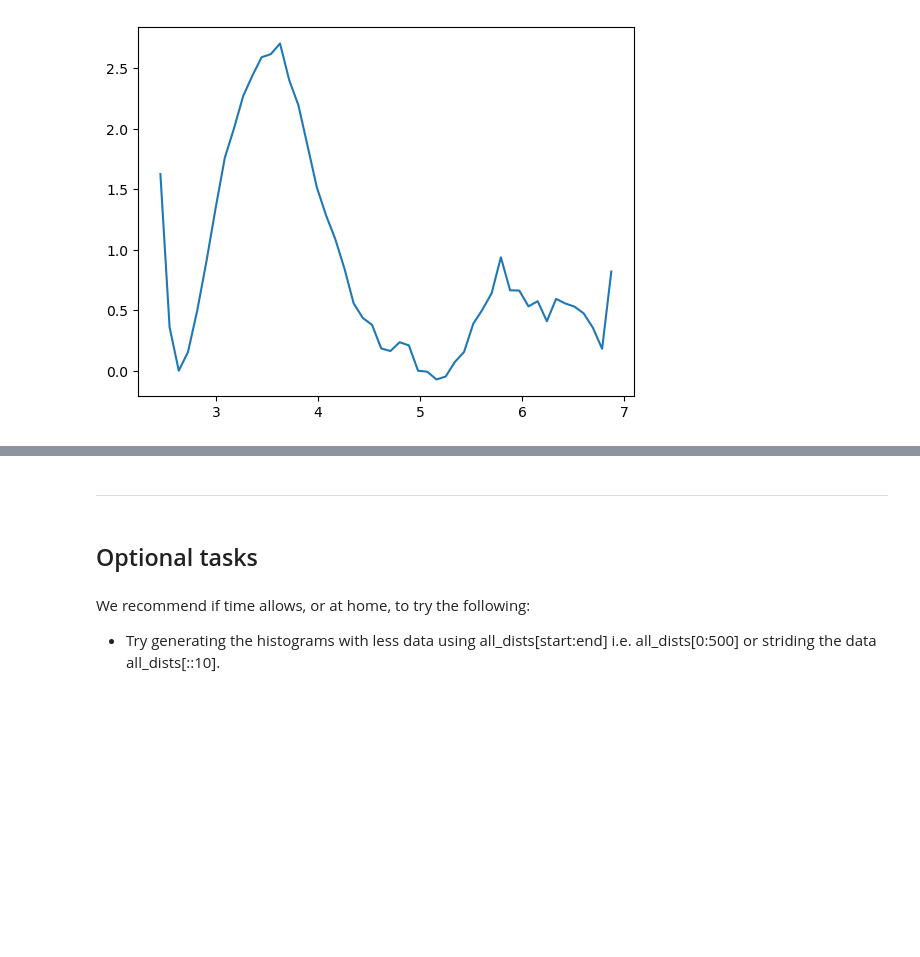
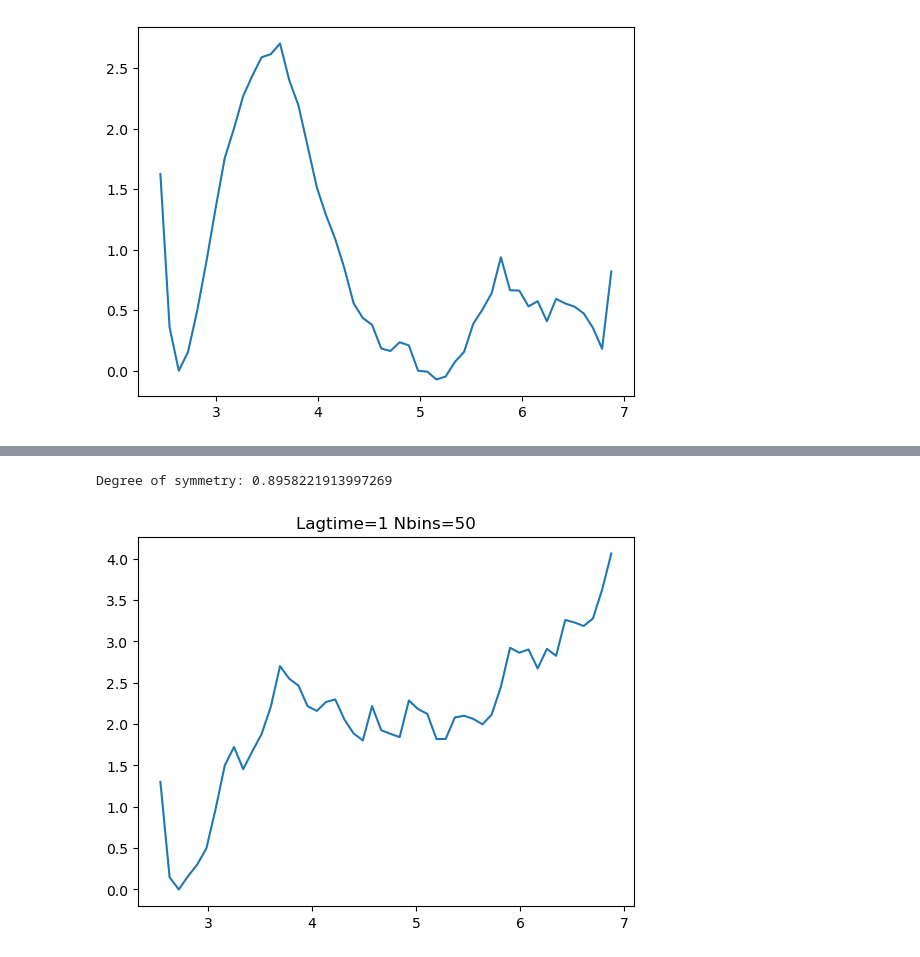
Before and after one commit to rostaresearch/enhanced-sampling-workshop-2022, a Jupyter notebook: Day1/1.Umbrella_Sampling_NaCl/NaCl_Umbrella_Sampling.ipynb, the cells around one changed output, grey strips where cells are left out. Saved outputs shown, nothing was run; the diff lists cells and outputs as text; code cells hidden in the pictures; blank space fills up the shorter version.

Commit message:
filename typo adding dham with unbiasing updating openMM, some minor edits

```diff
--- a/Day1/1.Umbrella_Sampling_NaCl/NaCl_Umbrella_Sampling.ipynb
+++ b/Day1/1.Umbrella_Sampling_NaCl/NaCl_Umbrella_Sampling.ipynb
@@ -146,9 +143,9 @@ We state the platform here by using the string that corresponds.The CPU option s
 # %%
 #Setting up the platform
 
-#platform = omm.Platform.getPlatformByName('CUDA') # If you have GPU try this
-platform = omm.Platform.getPlatformByName('OpenCL') # Or this one, if the preivous does not work
-#platform = omm.Platform.getPlatformByName('CPU') # Try first using CUDA or OpenCL it is way faster
+# platform = omm.Platform.getPlatformByName('CUDA') # If you have GPU try this
+# platform = omm.Platform.getPlatformByName('OpenCL') # Or this one, if the preivous does not work
+platform = omm.Platform.getPlatformByName('CPU') # Try first using CUDA or OpenCL it is way faster
 # %% [markdown]
 Now we set up all simulation-related parameters to ready up the context for our simulations
 # %%
@@ -475,16 +405,0 @@ In order for mdtraj to calculate the distances we need to specify the topology f
-# %%
-#We need to load the topology so mdtraj knows what is what
-topology = mdtraj.load_psf('toppar/step3_input.psf')
-
-#Depending on the number of umbrellas we used we will have the same trajectories
-M = 10
-
-all_dists = []
-for window in range(M):
-    #traj = mdtraj.load_dcd(f"trajectories/traj_{window+1}_US_test.dcd", topology)
-    traj = mdtraj.load_dcd(f"trajectories/long_traj/traj_win{window+1}_US.dcd", topology) #WARNING! Uncomment in case you could not run the umbrellas
-    dist = mdtraj.compute_distances(traj, [[0, 1]]) #Calculate distance
-    np.savetxt(f"output_files/dist_win_{window+1}.csv", dist, fmt = "%.5f", delimiter = ",") # Save them for later analysis
-    all_dists.append(dist.T[0]) #Append to the list
-
-all_dists = np.array(all_dists)*10 #We multiply by 10 so it's in Angstroms when we plot them
@@ -505,7 +405,0 @@ As seen previously the windows sample throughout the RC space, from 2Å up to 7
-# %%
-plt.title("Sampled Distance")
-for n, dist in enumerate(all_dists):
-    counts, bins, _ = plt.hist(dist, bins=50, density=True, alpha=0.5, color=f"C{n}")
-    plt.plot(bins[:-1], counts, c=f"C{n}")
-plt.ylabel("PDF")
-plt.xlabel("Distance in Angstroms")
@@ -528,7 +405,0 @@ If the data were to be unbiased, we could have tried to simply construct the pro
-# %% [markdown]
------
-# %% [markdown]
-## Optional tasks
-# %% [markdown]
-We recommend if time allows, or at home, to try the following:
-- Try generating the histograms with less data using all_dists[start:end] i.e. all_dists[0:500] or striding the data all_dists[::10].
@@ -534,0 +408,15 @@ We recommend if time allows, or at home, to try the following:
+# %%
+d = DHAM()
+d.data = all_dists
+d.KbT = 0.001987204259 * T
+d.k_val = np.ones(dist.shape[0]) * K / 418.4
+d.constr_val = umbrella_centers * 10
+# %%
+for l in [1]:
+    for n in [50]:
+        d.lagtime = l
+        d.numbins = n
+        d.run(biased=True)
+# %% [output]
+Degree of symmetry: 0.8958221913997269
+[figure, added]
```
Also changed, not shown: parts of 28 cells of this notebook, 3 other files.
